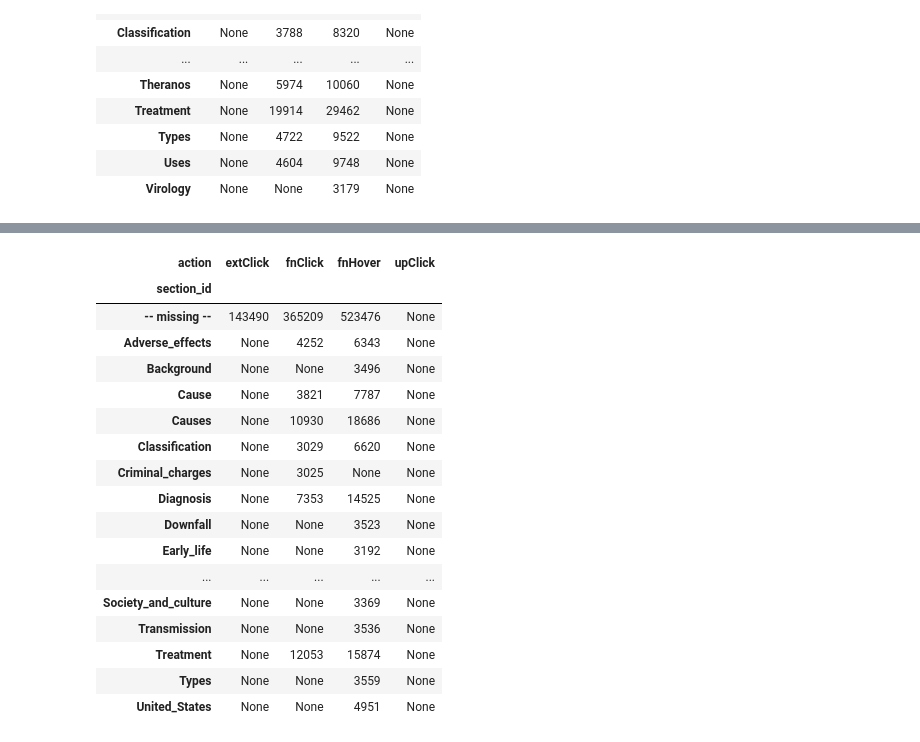
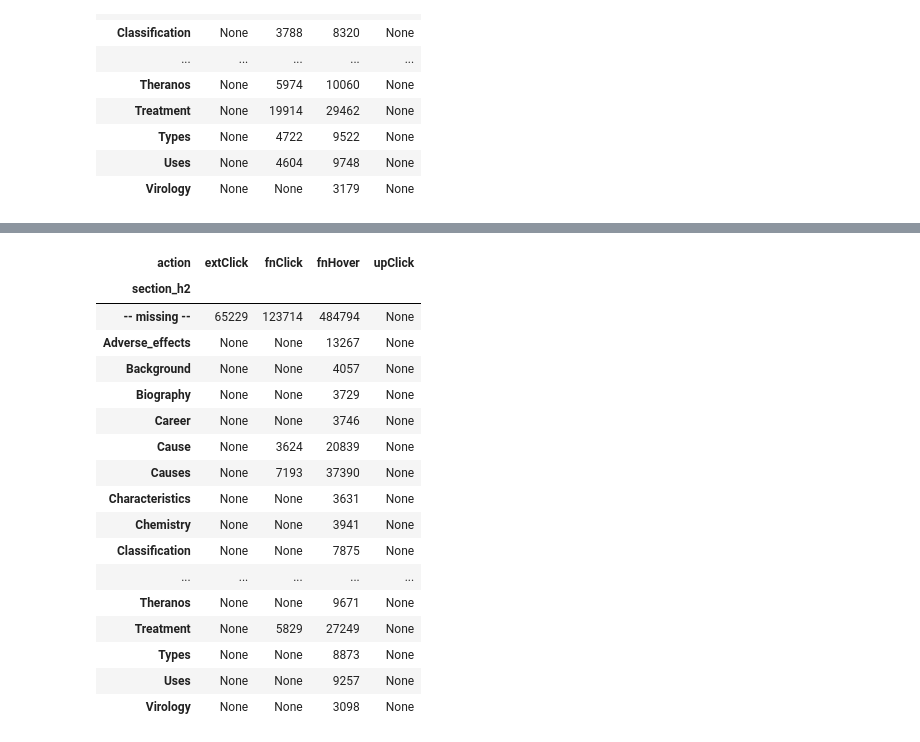
Before and after one commit to elifesciences-publications/wiki-citation-usage, a Jupyter notebook: notebooks/events-and-counts--section_ids.ipynb, the cells around one changed output, grey strips where cells are left out. Drawn from its saved outputs; the diff is of its cells as text; code cells hidden in the pictures.

Commit message:
add mobile/desktop counts

```diff
--- a/notebooks/events-and-counts--section_ids.ipynb
+++ b/notebooks/events-and-counts--section_ids.ipynb
@@ -137,28 +195,28 @@ pm_section_events_raw_pandas = pm_section_events_raw_df.toPandas()
 # %%
-section_pda_raw = pm_section_events_raw_pandas.copy()
-# replace 'NaN' section_id with 'missing'
-section_pda_raw.section_id.fillna(value='-- missing --', inplace=True)
+desktop_pda = pm_section_events_mode_pandas.copy()
+# replace 'NaN' section_h2 with 'missing'
+desktop_pda.section_h2.fillna(value='-- missing --', inplace=True)
 # limit to counts of 1K or more
-df_filtered_raw = section_pda_raw.query('count>3000').copy()
+df_filtered = desktop_pda.query('count>3000 & mode == "desktop"').copy()
 # set precision before pivot
-df_filtered_raw['count'] = df_filtered_raw['count'].map(lambda x: '{0:.0f}'.format(x))
-df_filtered_raw.pivot(index='section_id', columns='action', values='count')
+df_filtered['count'] = df_filtered['count'].map(lambda x: '{0:.0f}'.format(x))
+df_filtered.pivot(index='section_h2', columns='action', values='count')
 # %% [output]
 | action | extClick | fnClick | fnHover | upClick |
-| section_id |  |  |  |  |
-| -- missing -- | 143490 | 365209 | 523476 | None |
-| Adverse_effects | None | 4252 | 6343 | None |
-| Background | None | None | 3496 | None |
-| Cause | None | 3821 | 7787 | None |
-| Causes | None | 10930 | 18686 | None |
-| Classification | None | 3029 | 6620 | None |
-| Criminal_charges | None | 3025 | None | None |
-| Diagnosis | None | 7353 | 14525 | None |
-| Downfall | None | None | 3523 | None |
-| Early_life | None | None | 3192 | None |
+| section_h2 |  |  |  |  |
+| -- missing -- | 65229 | 123714 | 484794 | None |
+| Adverse_effects | None | None | 13267 | None |
+| Background | None | None | 4057 | None |
+| Biography | None | None | 3729 | None |
+| Career | None | None | 3746 | None |
+| Cause | None | 3624 | 20839 | None |
+| Causes | None | 7193 | 37390 | None |
+| Characteristics | None | None | 3631 | None |
+| Chemistry | None | None | 3941 | None |
+| Classification | None | None | 7875 | None |
 | ... | ... | ... | ... | ... |
-| Society_and_culture | None | None | 3369 | None |
-| Transmission | None | None | 3536 | None |
-| Treatment | None | 12053 | 15874 | None |
-| Types | None | None | 3559 | None |
-| United_States | None | None | 4951 | None |
+| Theranos | None | None | 9671 | None |
+| Treatment | None | 5829 | 27249 | None |
+| Types | None | None | 8873 | None |
+| Uses | None | None | 9257 | None |
+| Virology | None | None | 3098 | None |
```
Also changed, not shown: parts of 8 cells of this notebook.
